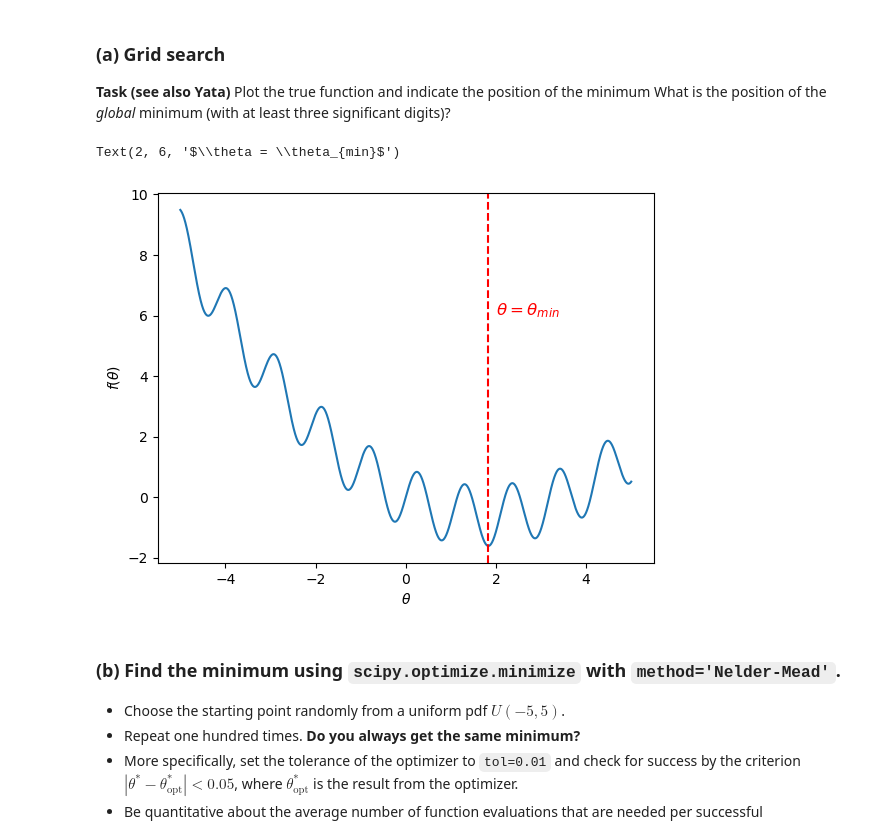
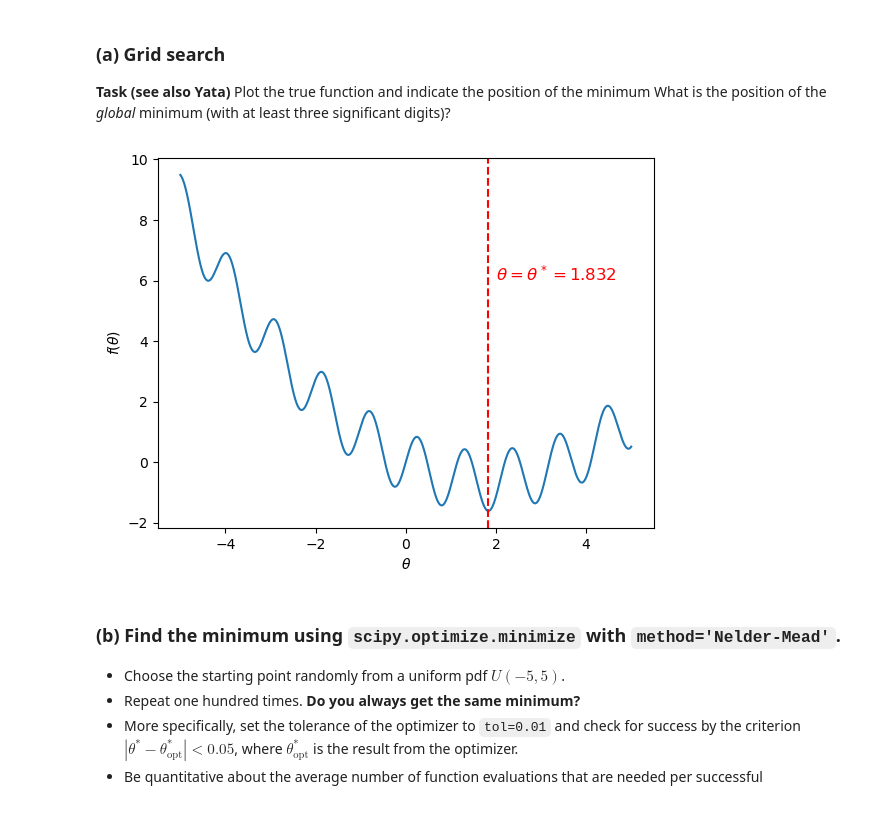
Before and after one commit to stommen/tif285, a Jupyter notebook: hand-ins/pub/ProblemSets/Set1/TIF285_ps1_basic_problems.ipynb, the cells around one changed output. Drawn from its saved outputs; the diff is of its cells as text; code cells hidden in the pictures.

```diff
--- a/hand-ins/pub/ProblemSets/Set1/TIF285_ps1_basic_problems.ipynb
+++ b/hand-ins/pub/ProblemSets/Set1/TIF285_ps1_basic_problems.ipynb
@@ -193,25 +201,38 @@ What is the position of the *global* minimum (with at least three significant di
 # %%
 theta_min =  -5.
 theta_max =  5.
-theta = np.linspace(theta_min, theta_max, 10000)
-
-f_theta = np.sin(6*theta) + 0.2*theta**2 - 0.7*theta
-
-plt.plot(theta, f_theta)
-
-mini = np.argmin(f_theta)
-plt.axvline(x=theta[mini], color='r', linestyle='--')
-
-plt.xlabel('$\\theta$')
-plt.ylabel('$f(\\theta)$')
-plt.text(2, 6, '$\\theta = \\theta_{min}$', fontsize=12, color='r')
 
 #
 # YOUR CODE HERE
 #
+
+theta = np.linspace(theta_min, theta_max, 10000)
+
+def f_theta(theta):
+    """
+    Function to minimize, in this case f(theta) = sin(6*theta) + 0.2*theta^2 - 0.7*theta
+
+    Args:
+        theta (array of float): values of theta
+
+    Returns:
+        f(theta) (array of float): values of the function to minimize
+    """
+    return np.sin(6*theta) + 0.2*theta**2 - 0.7*theta
+
+fig, ax = plt.subplots()
+ax.plot(theta, f_theta(theta))
+
+min_index = np.argmin(f_theta(theta))
+function_min = f_theta(theta[min_index])
+ax.axvline(x=theta[min_index], color='r', linestyle='--')
+
+ax.set_xlabel('$\\theta$')
+ax.set_ylabel('$f(\\theta)$')
+plt.text(2, 6, f'$\\theta = \\theta^* = {theta[min_index]:.3f}$', fontsize=12, color='r')
+plt.show()
 # %% [output]
-Text(2, 6, '$\\theta = \\theta_{min}$')
-[figure, old version]
+[figure, new version]
 # %% [markdown]
 ### (b) Find the minimum using `scipy.optimize.minimize` with `method='Nelder-Mead'`.
 * Choose the starting point randomly from a uniform pdf $U(-5,5)$.
```
Also changed, not shown: parts of 14 cells of this notebook.
